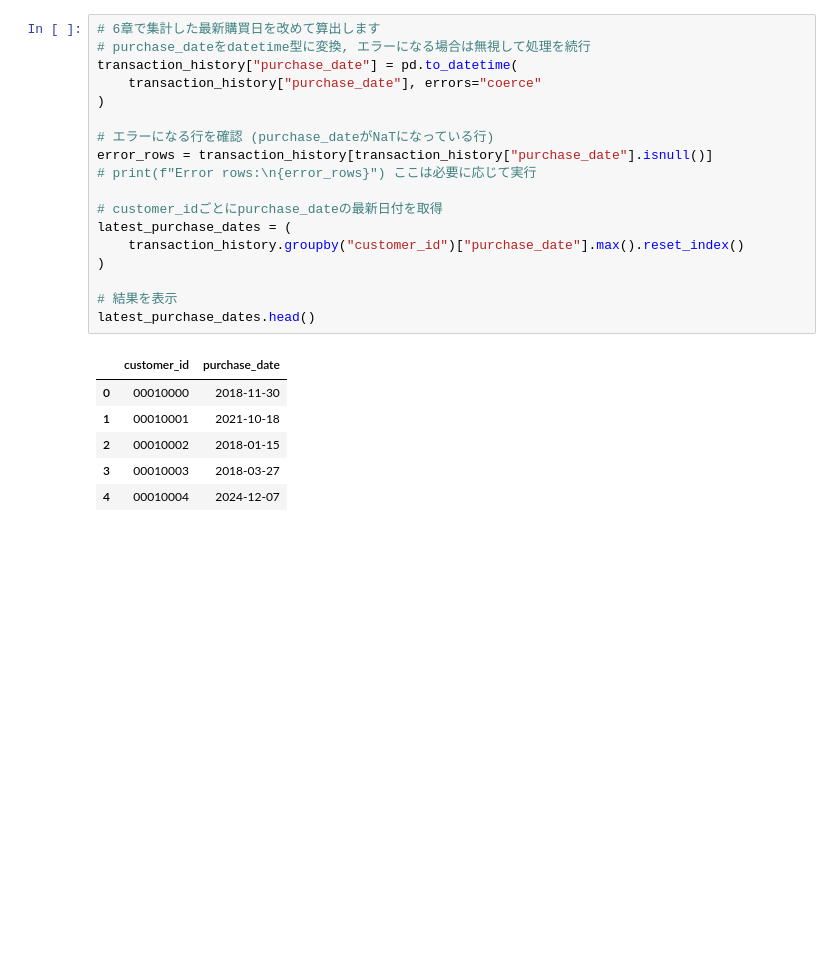
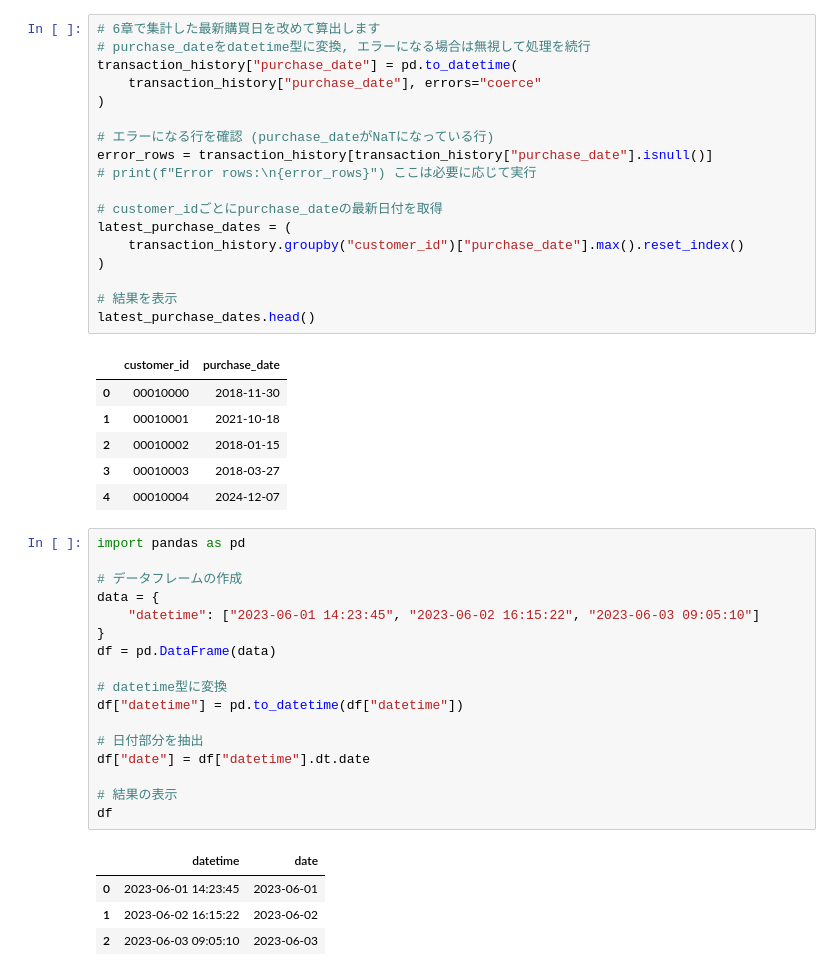
Before and after one commit to maton369/Data_Preprocessing_For_Data_Analyze, a Jupyter notebook: code/08_data_transform.ipynb, the cells around one changed output. Cells and saved outputs as stored; diff of their text form; blank space fills up the shorter version.

```diff
--- a/code/08_data_transform.ipynb
+++ b/code/08_data_transform.ipynb
@@ -268,3 +268,25 @@ latest_purchase_dates.head()
 | 2 | 00010002 | 2018-01-15 |
 | 3 | 00010003 | 2018-03-27 |
 | 4 | 00010004 | 2024-12-07 |
+# %%
+import pandas as pd
+
+# データフレームの作成
+data = {
+    "datetime": ["2023-06-01 14:23:45", "2023-06-02 16:15:22", "2023-06-03 09:05:10"]
+}
+df = pd.DataFrame(data)
+
+# datetime型に変換
+df["datetime"] = pd.to_datetime(df["datetime"])
+
+# 日付部分を抽出
+df["date"] = df["datetime"].dt.date
+
+# 結果の表示
+df
+# %% [output]
+|  | datetime | date |
+| 0 | 2023-06-01 14:23:45 | 2023-06-01 |
+| 1 | 2023-06-02 16:15:22 | 2023-06-02 |
+| 2 | 2023-06-03 09:05:10 | 2023-06-03 |
```
Also changed, not shown: parts of 1 cell of this notebook.
